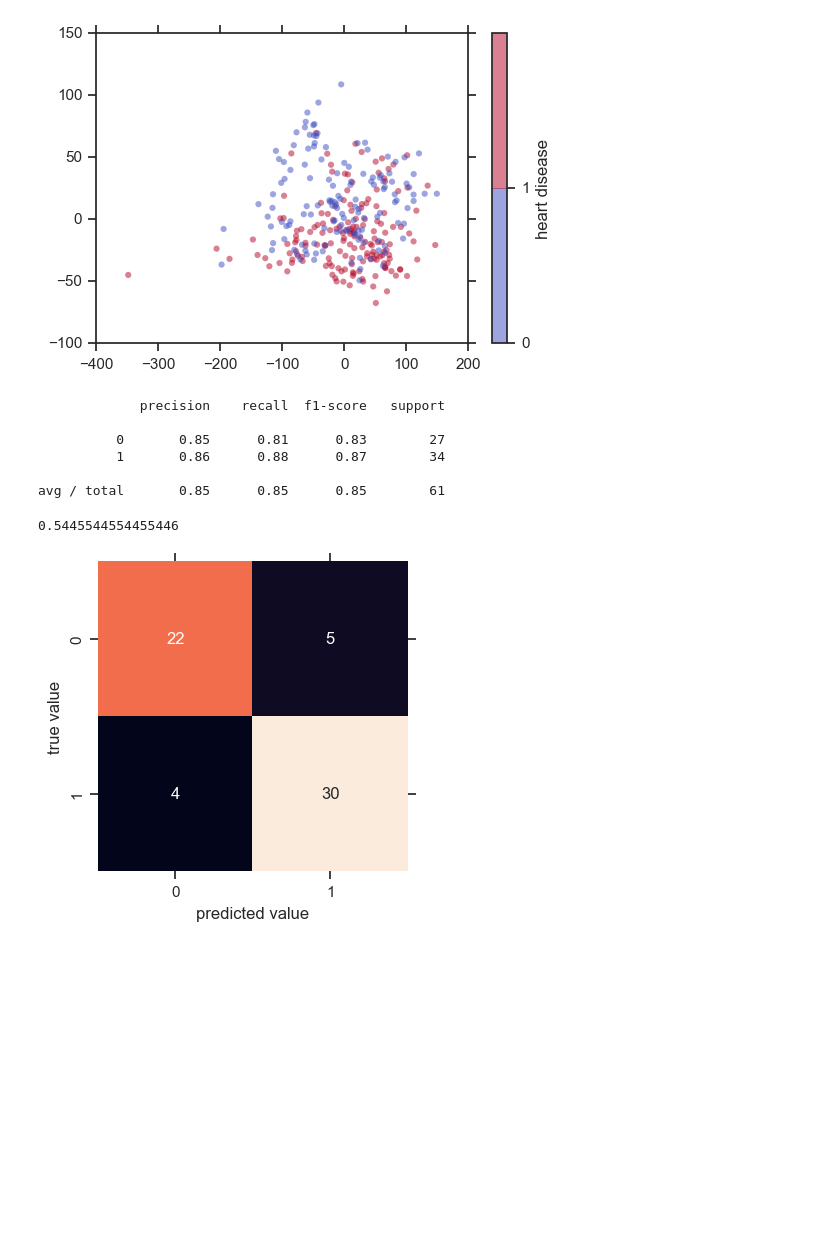
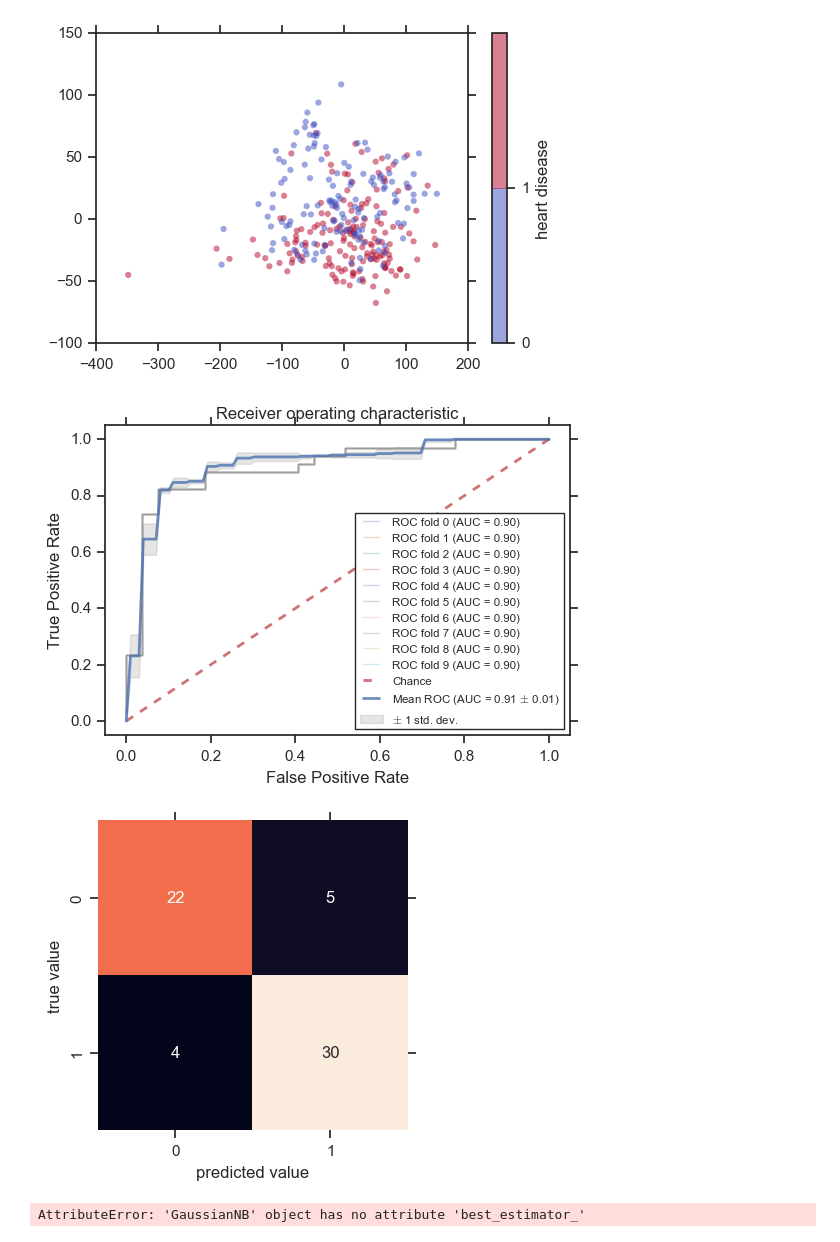
Before and after one commit to airnel48/Heart-Disease-Prediction, a Jupyter notebook: Predict-Heart-Disease-Cleveland-Database.ipynb, the cells around one changed output. Drawn from its saved outputs; the diff is of its cells as text; code cells hidden in the pictures; blank space fills up the shorter version.

```diff
--- a/Predict-Heart-Disease-Cleveland-Database.ipynb
+++ b/Predict-Heart-Disease-Cleveland-Database.ipynb
@@ -358,30 +413,13 @@ cv = ShuffleSplit(xtrain.shape[0], n_iter=10, test_size=0.2, random_state=0)
 # %%
 # start with Gaussian Naive Bayes
+
 from sklearn.naive_bayes import GaussianNB
-model = GaussianNB()
-model.fit(xtrain, ytrain)
-y_model = model.predict(xtest)
-print(metrics.classification_report(ytest, y_model))
+
+classifier = GaussianNB()
+
+model_output()
 # %% [output]
+[figure, added]
+[figure, added]
-             precision    recall  f1-score   support
-
-          0       0.85      0.81      0.83        27
-          1       0.86      0.88      0.87        34
-
-avg / total       0.85      0.85      0.85        61
+AttributeError: 'GaussianNB' object has no attribute 'best_estimator_'
-# %%
-#54% of observations in dataset are positive for heart disease. Our models should perform significantly above 54% to be useful.
-hd.target.sum() / hd.target.count()
-# %% [output]
-0.5445544554455446
-# %%
-# examine errors with confusion matrix
-
-mat = confusion_matrix(ytest, y_model)
-sns.heatmap(mat, square=True, annot=True, cbar=False)
-plt.xlabel('predicted value')
-plt.ylabel('true value')
-plt.show()
-# %% [output]
-[figure, removed]
 # %%
```
Also changed, not shown: parts of 20 cells of this notebook.
